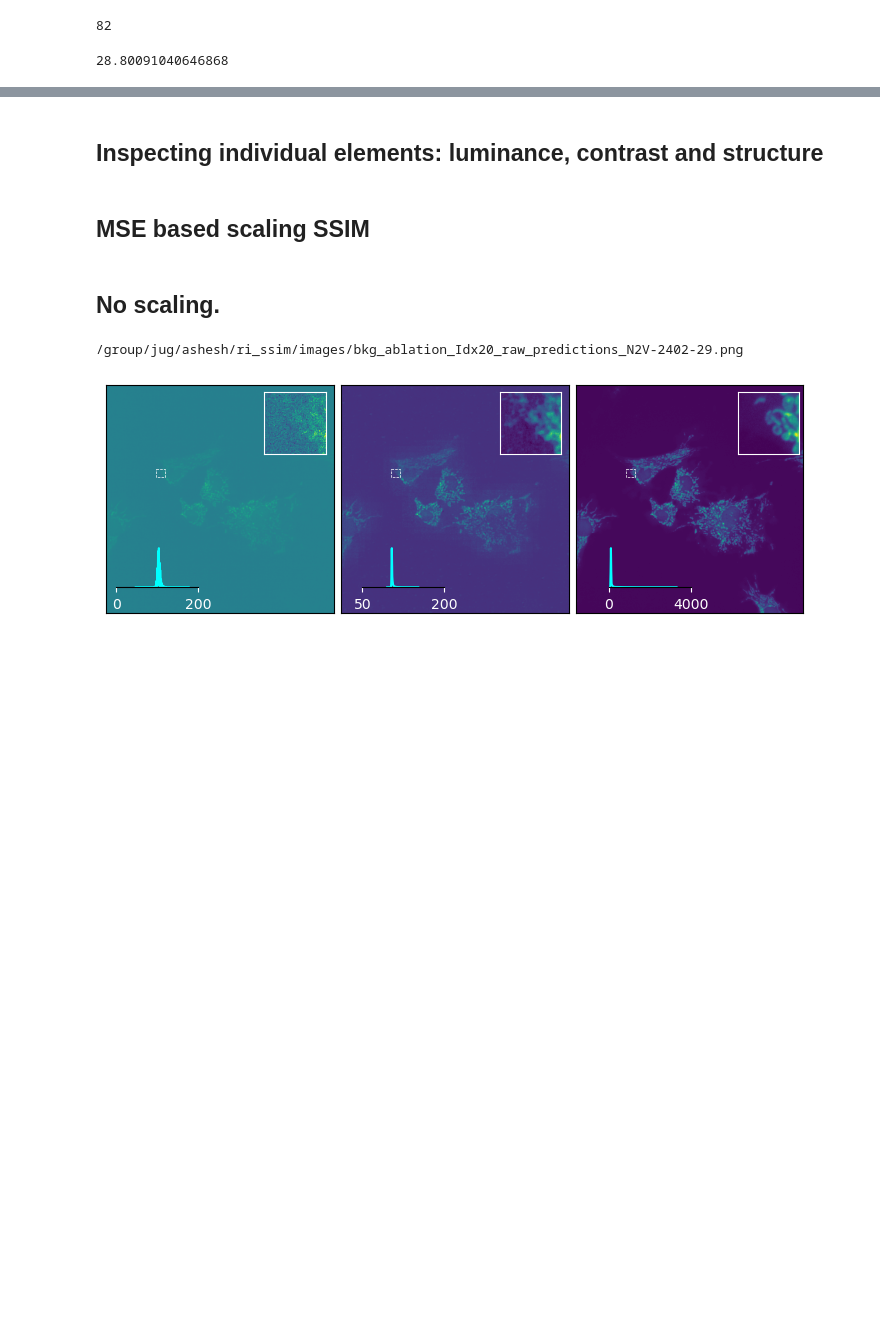
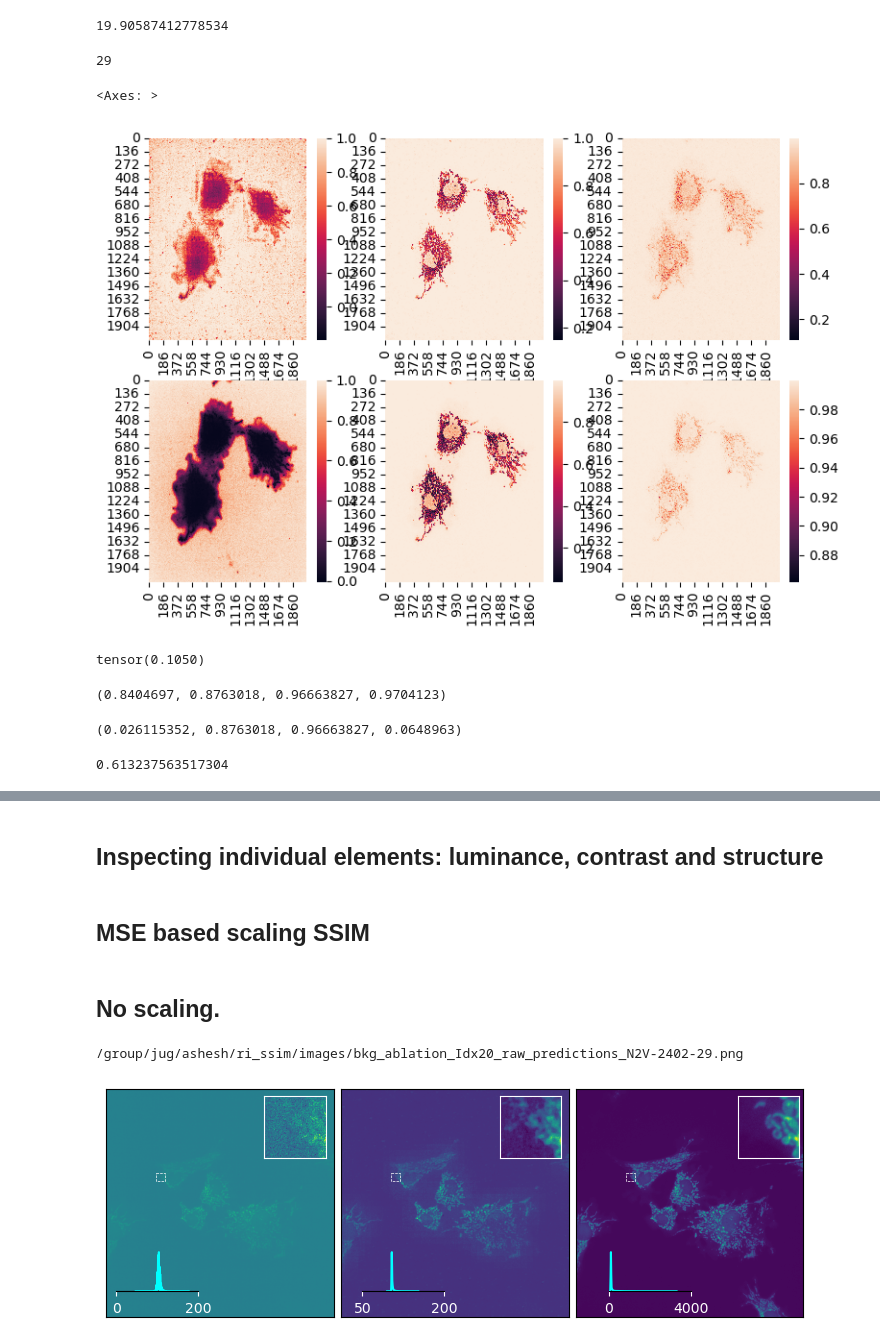
Before and after one commit to juglab/MicroSSIM, a Jupyter notebook: notebooks/Evaluate.ipynb, the cells around one changed output, grey strips where cells are left out. Saved outputs shown, nothing was run; the diff lists cells and outputs as text; code cells hidden in the pictures; blank space fills up the shorter version.

```diff
--- a/notebooks/Evaluate.ipynb
+++ b/notebooks/Evaluate.ipynb
@@ -38,6 +38,17 @@ debug_mode = True
 gt = load_tiff(gt_path)
 pred = load_tiff(pred_path)
 gt_lowsnr = load_tiff(noisy_gt_path)
+# %%
+from ri_ssim.ri_ssim import get_transformation_params
+gt_all_norm = remove_background(gt)
+pred_all_norm = remove_background(pred)
+all_max = gt_all_norm.max()
+gt_all_norm = gt_all_norm / all_max
+pred_all_norm = pred_all_norm / all_max
+params = get_transformation_params(gt_all_norm[::4], pred_all_norm[::4])
+params
+# %% [output]
+19.90587412778534
 # %%
 idx = np.random.randint(0, gt.shape[0])
 print(idx)
@@ -52,8 +63,12 @@ pred_norm_CARE = normalize_minmse(pred_tmp.copy(), gt_norm_CARE)
 
 pred_norm = remove_background(pred_tmp.copy())
 gt_norm = remove_background(gt_tmp.copy())
+
+gt_max = gt_norm.max()
+gt_norm2 = gt_norm / gt_max
+pred_norm2 = pred_norm / gt_max
 # %% [output]
-82
+29
 # %%
 ssim_dict = micro_SSIM(gt_tmp , pred_tmp, ri_factor=1.0,
                        data_range=gt_tmp.max() - gt_tmp.min(), return_individual_components=True)
@@ -68,8 +83,48 @@ CAREssim_carenorm_dict = micro_SSIM(gt_norm_CARE.copy() , pred_norm_CARE.copy(),
                                     data_range=gt_norm_CARE.max() - gt_norm_CARE.min(), return_individual_components=True)
 
 microssim_dict = micro_SSIM(gt_norm.copy() , pred_norm.copy(),
-                            ri_factor=None,
+                            ri_factor=params,
                             data_range=gt_norm.max() - gt_norm.min(), return_individual_components=True)
-print(microssim_dict['alpha'])
-# %% [output]
-28.80091040646868
+# %%
+ssim_dict2 = micro_SSIM(gt_norm2.copy() , pred_norm2.copy(),
+                            ri_factor=params,
+                            data_range=gt_norm2.max() - gt_norm2.min(), return_individual_components=True)
+
+ssim_dict3 = micro_SSIM(gt_norm2.copy() , pred_norm2.copy(),
+                            ri_factor=1.0,
+                            data_range=gt_norm2.max() - gt_norm2.min(), return_individual_components=True)
+# %%
+_, ax = plt.subplots(figsize=(9,6),ncols=3, nrows=2)
+sns.heatmap(ssim_dict2['luminance'], ax=ax[0,0])
+sns.heatmap(ssim_dict2['contrast'], ax=ax[0,1])
+sns.heatmap(ssim_dict2['structure'], ax=ax[0,2])
+
+sns.heatmap(ssim_dict3['luminance'], ax=ax[1,0])
+sns.heatmap(ssim_dict3['contrast'], ax=ax[1,1])
+sns.heatmap(ssim_dict3['structure'], ax=ax[1,2])
+# %% [output]
+<Axes: >
+[figure, added]
+# %%
+from ri_ssim.rims_ssim import micro_MS_SSIM
+micro_MS_SSIM(gt_norm, pred_norm,
+                    data_range=gt_norm.max() - gt_norm.min(),
+                    ri_factor=params,
+                    ms_ssim_kwargs={'k2':0.0001})
+# %% [output]
+tensor(0.1050)
+# %%
+microssim_dict['SSIM'].mean(), microssim_dict['luminance'].mean(), microssim_dict['contrast'].mean(), microssim_dict['structure'].mean()
+# %% [output]
+(0.8404697, 0.8763018, 0.96663827, 0.9704123)
+# %%
+microssim_dict_v2 = micro_SSIM(gt_norm.copy() , pred_norm,#np.random.rand(*gt_norm.shape),#pred_norm.copy()[::-1],
+                            ri_factor=params,
+                            data_range=gt_norm.max() - gt_norm.min(), return_individual_components=True, K3=0.0)
+microssim_dict_v2['SSIM'].mean(), microssim_dict_v2['luminance'].mean(), microssim_dict_v2['contrast'].mean(), microssim_dict_v2['structure'].mean()
+# %% [output]
+(0.026115352, 0.8763018, 0.96663827, 0.0648963)
+# %%
+np.power(0.02,1/8)
+# %% [output]
+0.613237563517304
```
Also changed, not shown: parts of 6 cells of this notebook, 3 other files.
